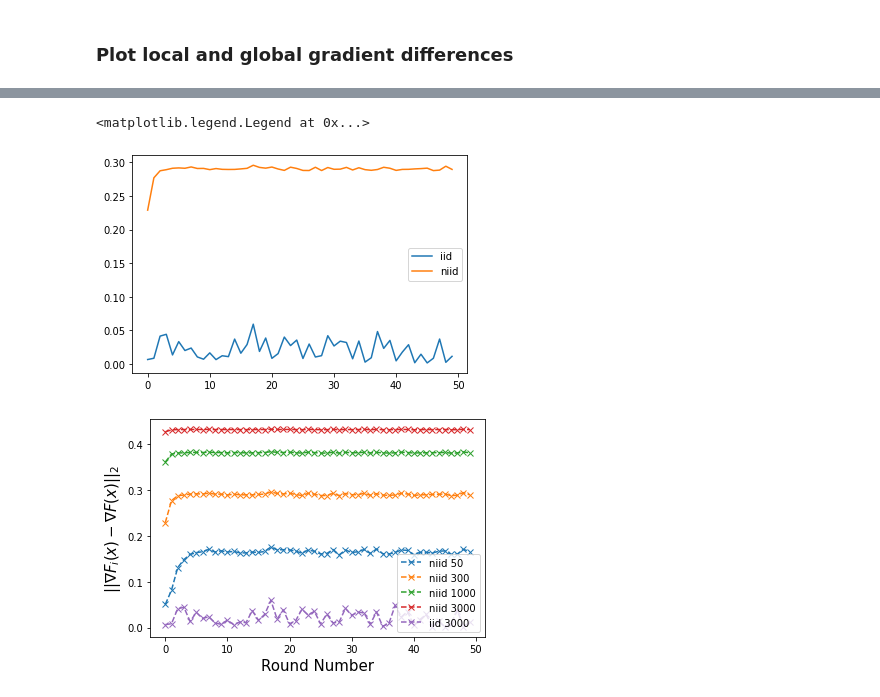
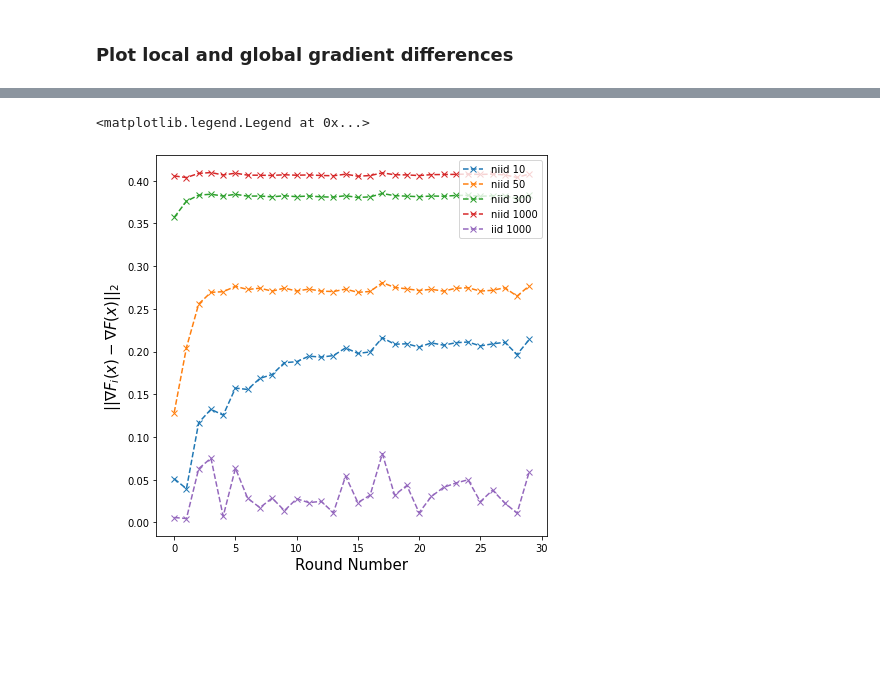
Before and after one commit to akash-07/optml-project, a Jupyter notebook: fedavg/src_synthetic/plotter.ipynb, the cells around one changed output, grey strips where cells are left out. Drawn from its saved outputs; the diff is of its cells as text; code cells hidden in the pictures; blank space fills up the shorter version.

```diff
--- a/fedavg/src_synthetic/plotter.ipynb
+++ b/fedavg/src_synthetic/plotter.ipynb
@@ -167 +163,8 @@ test_loss_indexes = {}
+# %%
+dir1 = '/Users/renard/Documents/etudes/EPFLMA4/OML/project/optml-project/logroot/synthetic/niid/10_10_lr0.2/r1'
+dir2 = '/Users/renard/Documents/etudes/EPFLMA4/OML/project/optml-project/logroot/synthetic/niid/50_50_lr0.2/r1'
+dir3 = '/Users/renard/Documents/etudes/EPFLMA4/OML/project/optml-project/logroot/synthetic/niid/300_300_lr0.2/r1'
+dir4 = '/Users/renard/Documents/etudes/EPFLMA4/OML/project/optml-project/logroot/synthetic/niid/1000_1000_lr0.2/r1'
+dirs = [10,50,300,1000]
+algs=['iid']
 # %%
@@ -271,5 +482,5 @@ ys_iid = lys1
 # %%
-train_file = '/mnt/nfs/dhasade/optml/data/synthetic/train/train.json'
+train_file = '/Users/renard/Documents/etudes/EPFLMA4/OML/project/optml-project/synthetic_data/train/train.json'
 
 with open(train_file) as f:
     train_data = json.load(f)
@@ -319,14 +593,7 @@ with open(file_path) as f:
 # %%
 nrows = df.shape[0]
-# %%
-plt.plot(range(nrows), df[0], label='iid')
-plt.plot(range(nrows), df[1], label='niid')
-plt.legend()
-# %% [output]
-<matplotlib.legend.Legend at 0x...>
-[figure, removed]
 # %%
-local_steps = [50, 300, 1000, 3000]
+local_steps = [10, 50, 300, 1000]
 alg1 = 'iid client'; alg2 = 'niid client'
 # %%
 grad_diffs_all = {}
@@ -334,7 +601,7 @@ grad_diffs_all = {}
 for local_step in local_steps:
     grad_diffs_all[local_step] = {}
 
-    root_dir = f'/mnt/nfs/dhasade/optml/logs/fedavg/gradients/synthetic/{local_step}_{local_step}_lr0.2'
+    root_dir = f'/Users/renard/Documents/etudes/EPFLMA4/OML/project/optml-project/logroot/synthetic/niid/{local_step}_{local_step}_lr0.2'
     file_path = os.path.join(root_dir, 'r1', 'grad_diffs.csv')
 
     with open(file_path) as f:
@@ -343,15 +610,19 @@ for local_step in local_steps:
     nrows, ncols = df.shape
     grad_diffs_all[local_step] = {alg1:df[0], alg2:df[ncols-1], 'xs':list(range(nrows))}
 # %%
+fig, ax = plt.subplots(1,figsize =(7,7))
+
 for local_step in local_steps:
-    plt.plot(grad_diffs_all[local_step]['xs'], grad_diffs_all[local_step][alg2], 'x--', label=f'niid {local_step}')
+    ax.plot(grad_diffs_all[local_step]['xs'], grad_diffs_all[local_step][alg2], 'x--', label=f'niid {local_step}')
 
-local_step = 3000
-plt.plot(grad_diffs_all[local_step]['xs'], grad_diffs_all[local_step][alg1], 'x--', label=f'iid {local_step}')
+local_step = 1000
+ax.plot(grad_diffs_all[local_step]['xs'], grad_diffs_all[local_step][alg1], 'x--', label=f'iid {local_step}')
 
-plt.xlabel('Round Number', fontsize=15)
-plt.ylabel(r'$||\nabla F_i(x) - \nabla F(x)||_2$', fontsize=15)
-plt.legend()
+
+ax.set_xlabel('Round Number', fontsize=15)
+ax.set_ylabel(r'$||\nabla F_i(x) - \nabla F(x)||_2$', fontsize=15)
+ax.legend(loc='upper right')
 # plt.savefig('../logs/figures/full_data_htr_gradients.jpg', dpi=300)
 # %% [output]
+<matplotlib.legend.Legend at 0x...>
-[figure, old version]
+[figure, new version]
```
Also changed, not shown: parts of 31 cells of this notebook, 4 other files.
